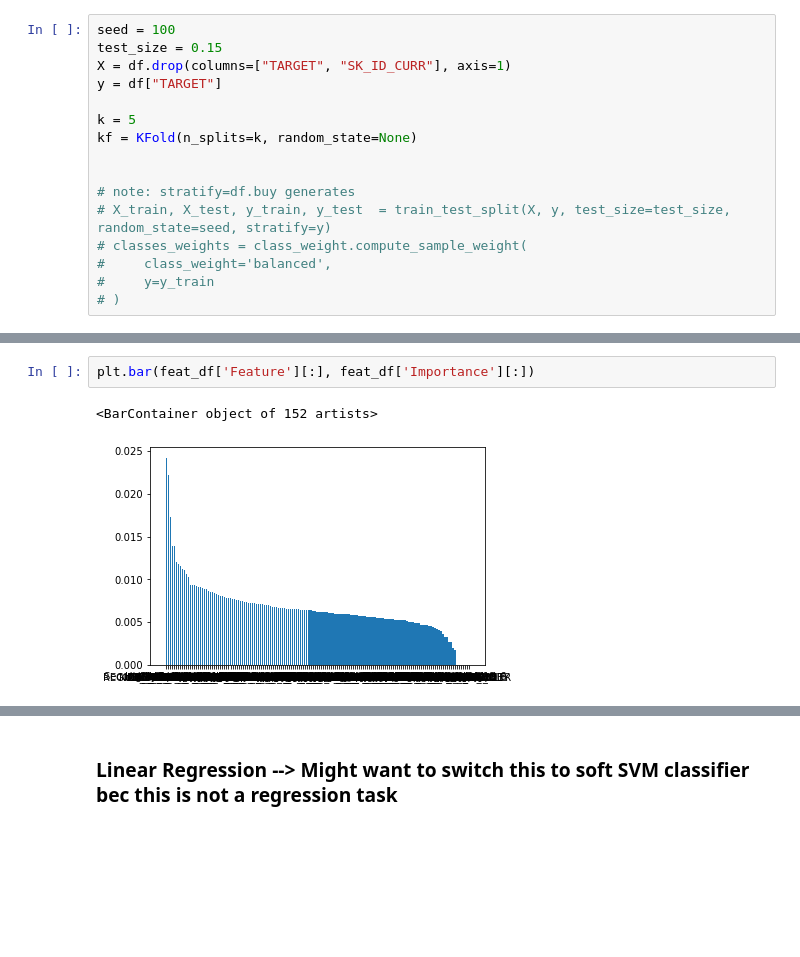
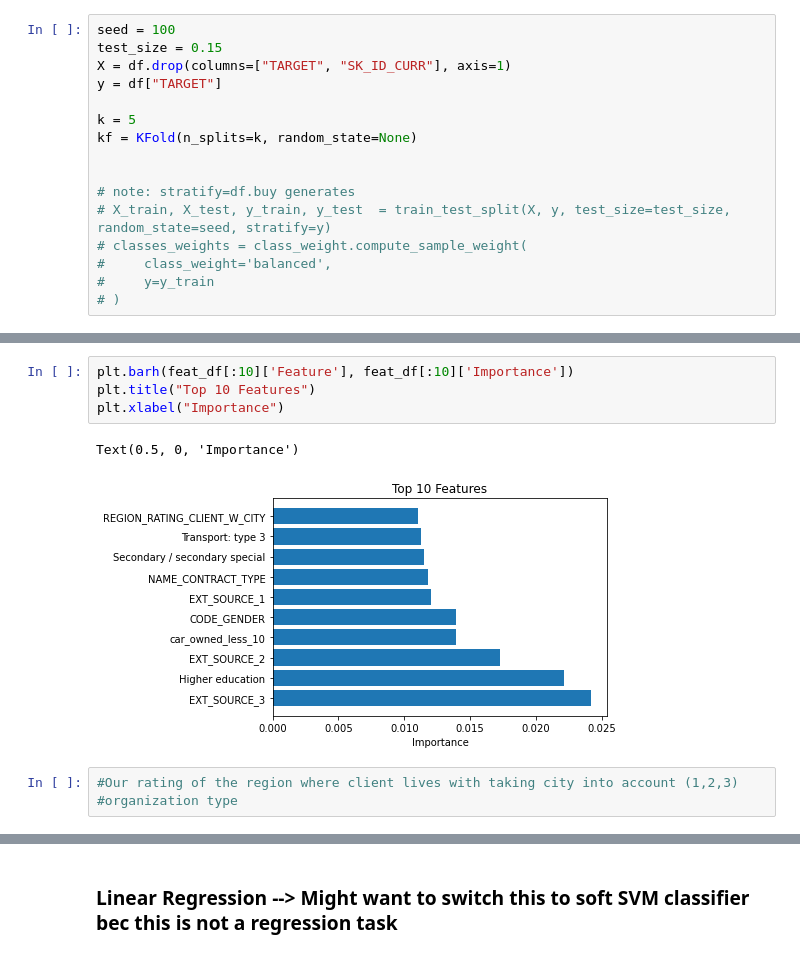
Before and after one commit to benbananas/ORIE5741_final, a Jupyter notebook: workspace-kfold.ipynb, the cells around one changed output, grey strips where cells are left out. Drawn from its saved outputs; the diff is of its cells as text; blank space fills up the shorter version.

```diff
--- a/workspace-kfold.ipynb
+++ b/workspace-kfold.ipynb
@@ -119,8 +132,13 @@ feat_df
-# %%
-plt.bar(feat_df['Feature'][:], feat_df['Importance'][:])
-# %% [output]
-<BarContainer object of 152 artists>
-[figure, removed]
+# %%
+plt.barh(feat_df[:10]['Feature'], feat_df[:10]['Importance'])
+plt.title("Top 10 Features")
+plt.xlabel("Importance")
+# %% [output]
+Text(0.5, 0, 'Importance')
+[figure, added]
+# %%
+#Our rating of the region where client lives with taking city into account (1,2,3)
+#organization type
 # %%
 best_nn_model = None
 max_nn_f1 = 0
```
Also changed, not shown: parts of 7 cells of this notebook.
